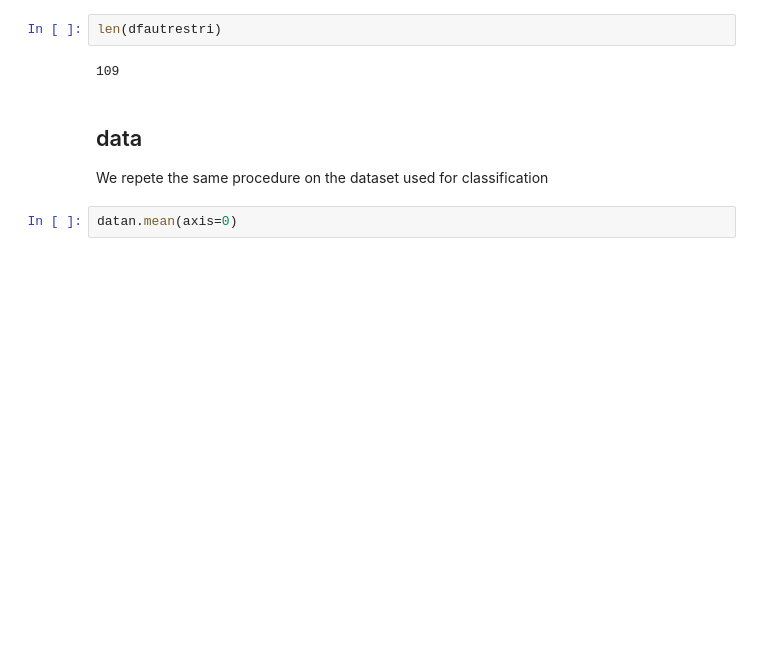
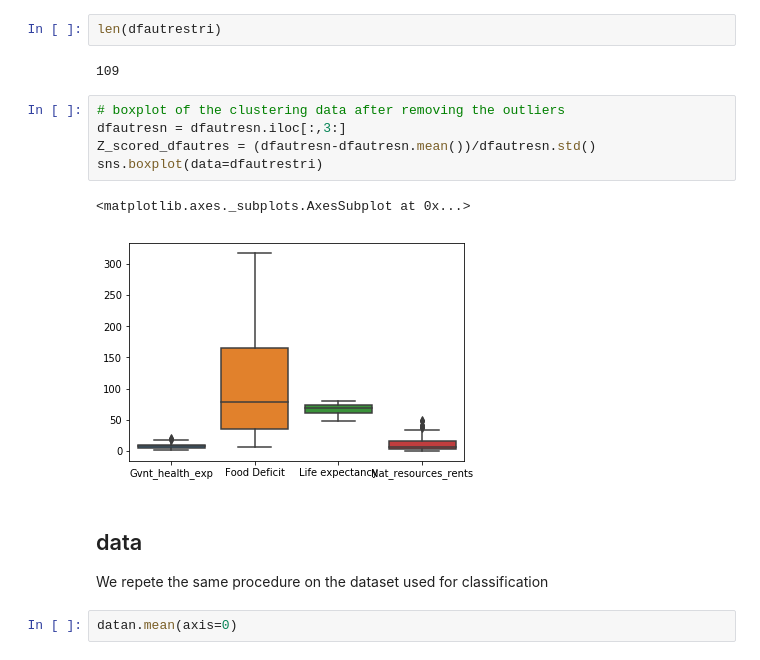
Before and after one commit to hgit2/IAproject, a Jupyter notebook: Projet_IA_clustering_classification.ipynb, the cells around one changed output. Drawn from its saved outputs; the diff is of its cells as text; blank space fills up the shorter version.

```diff
--- a/Projet_IA_clustering_classification.ipynb
+++ b/Projet_IA_clustering_classification.ipynb
@@ -160,6 +160,14 @@ dfautrestri = dfautresn.loc[sorted(list(set(dfautresn.index).difference(set(outl
 len(dfautrestri)
 # %% [output]
 109
+# %%
+# boxplot of the clustering data after removing the outliers
+dfautresn = dfautresn.iloc[:,3:]
+Z_scored_dfautres = (dfautresn-dfautresn.mean())/dfautresn.std()
+sns.boxplot(data=dfautrestri)
+# %% [output]
+<matplotlib.axes._subplots.AxesSubplot at 0x...>
+[figure, added]
 # %% [markdown]
 ## data
 
```
Also changed, not shown: parts of 3 cells of this notebook.
